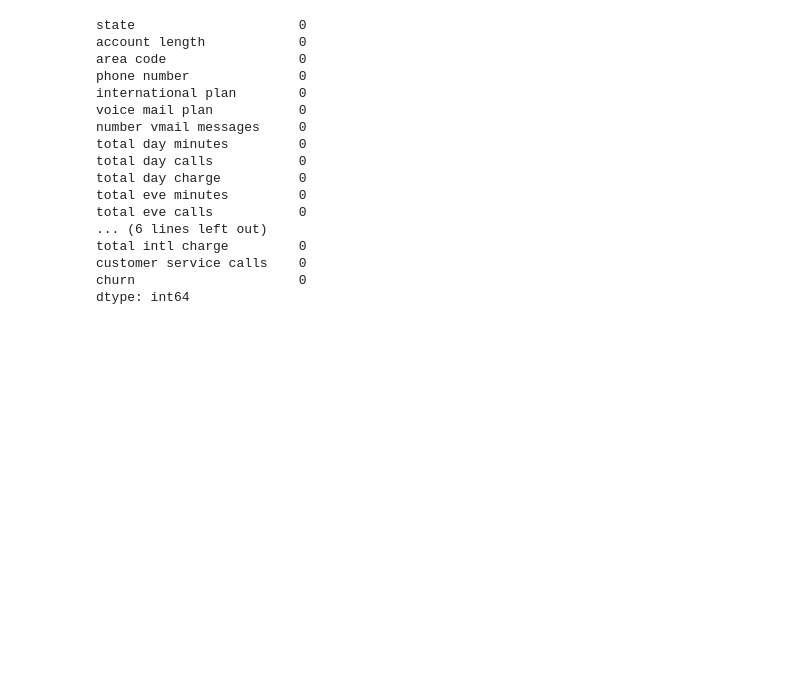
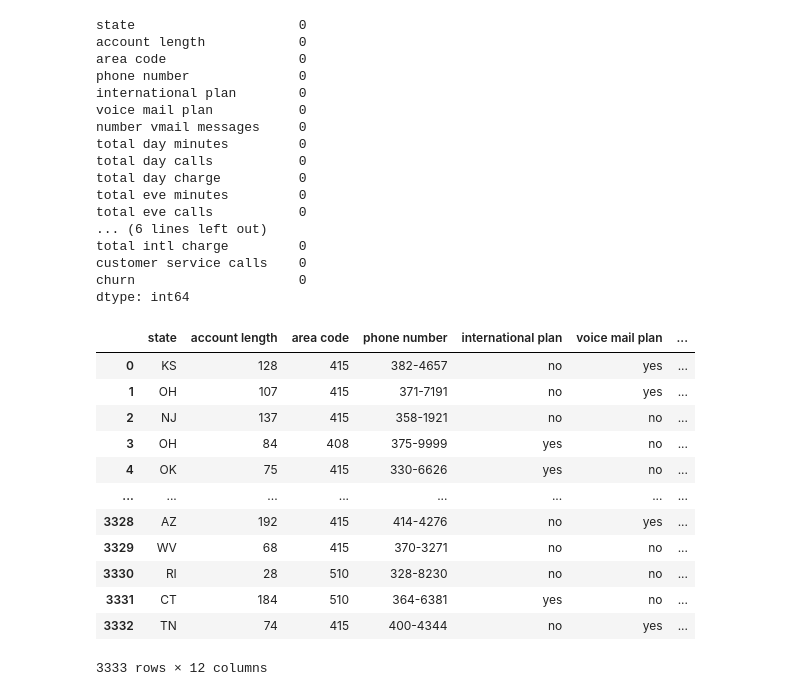
Before and after one commit to M13Mwongo/dsc-machine-learning, a Jupyter notebook: index.ipynb, the cells around one changed output. Saved outputs shown, nothing was run; the diff lists cells and outputs as text; code cells hidden in the pictures; blank space fills up the shorter version.

Commit message:
one hot encoding working

```diff
--- a/index.ipynb
+++ b/index.ipynb
@@ -104,8 +104,21 @@ class DataPreProcessing(DataSourcing):
                      inplace=True)
       return self.dataframe
 
-  def one_hot_encode(self, columns):
-    return pd.get_dummies(self.dataframe, columns=columns)
+  def one_hot_encode(self):
+    # Creating One-Hot Encoder
+    ohe = OneHotEncoder(drop="first", sparse_output=False)
+
+    # Selecting dataframe with desired columns to OHE
+    df = self.dataframe[['international plan', 'churn', 'voice mail plan']].copy()
+    # Specifying dataframe without OHE columns
+    df_dropped = self.dataframe.drop(columns=['international plan', 'churn', 'voice mail plan']).copy()
+
+    # Encoding categorical columns and transferring them into a df
+    data_cat_ohe = pd.DataFrame(data=ohe.fit_transform(df), columns=[f"{col}_{cat}" for col in df.columns for cat in ohe.categories_[0][1:]])
+
+    # Adding to original dataframe
+    self.dataframe = pd.concat([df_dropped,data_cat_ohe],axis=1)
+    return self.dataframe
 # %%
 class DataAnalysis(DataPreProcessing, DataSourcing):
     def __init__(self,dataframe):
@@ -342,3 +344,20 @@ total intl charge         0
 customer service calls    0
 churn                     0
 dtype: int64
+# %%
+data_prep = DataPreProcessing(dataframe=data_sourcing.dataframe)
+data_prep.preprocess_data()
+# %% [output]
+|  | state | account length | area code | phone number | international plan | voice mail plan | ... |
+| 0 | KS | 128 | 415 | 382-4657 | no | yes | ... |
+| 1 | OH | 107 | 415 | 371-7191 | no | yes | ... |
+| 2 | NJ | 137 | 415 | 358-1921 | no | no | ... |
+| 3 | OH | 84 | 408 | 375-9999 | yes | no | ... |
+| 4 | OK | 75 | 415 | 330-6626 | yes | no | ... |
+| ... | ... | ... | ... | ... | ... | ... | ... |
+| 3328 | AZ | 192 | 415 | 414-4276 | no | yes | ... |
+| 3329 | WV | 68 | 415 | 370-3271 | no | no | ... |
+| 3330 | RI | 28 | 510 | 328-8230 | no | no | ... |
+| 3331 | CT | 184 | 510 | 364-6381 | yes | no | ... |
+| 3332 | TN | 74 | 415 | 400-4344 | no | yes | ... |
+3333 rows × 12 columns
```
Also changed, not shown: parts of 6 cells of this notebook.
